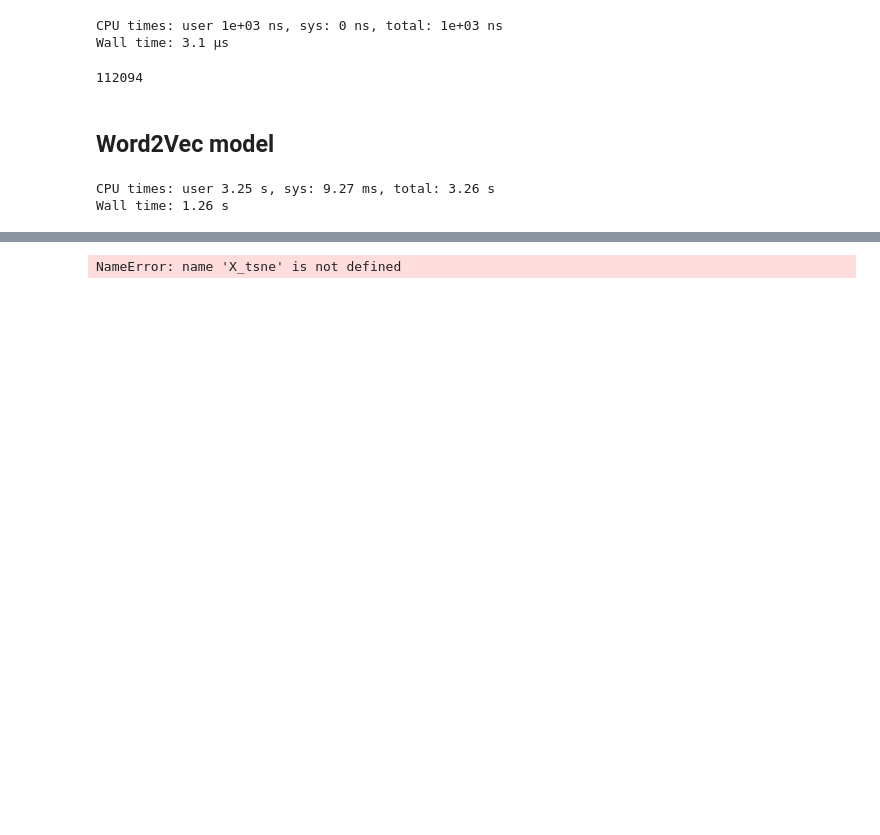
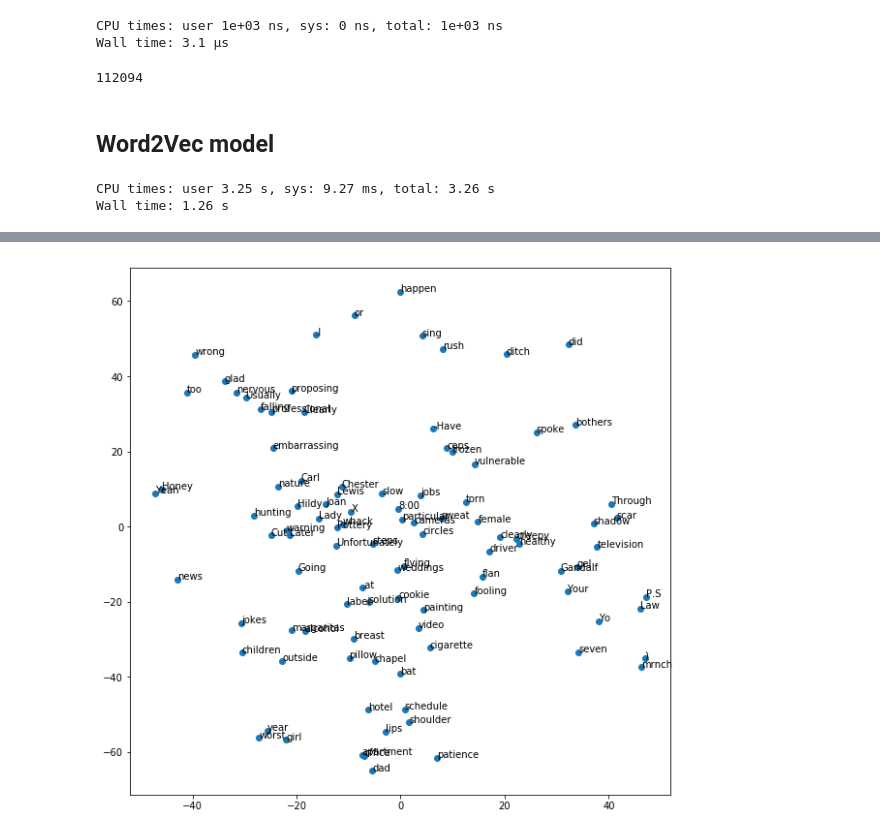
Before and after one commit to jeongmincha/word_embedding_for_subtitles, a Jupyter notebook: Trainging the subtitles of Friends by word2vec.ipynb, the cells around one changed output, grey strips where cells are left out. Drawn from its saved outputs; the diff is of its cells as text; code cells hidden in the pictures; blank space fills up the shorter version.

```diff
--- a/Trainging the subtitles of Friends by word2vec.ipynb
+++ b/Trainging the subtitles of Friends by word2vec.ipynb
@@ -73,15 +92,15 @@ NameError: name 'X' is not defined
 # %%
 df = pd.DataFrame(X_tsne, index=vocab, columns=['x', 'y'])
-df = df[:500]
+df = df[:100]
 
 fig = plt.figure()
 fig.set_figwidth(10)
 fig.set_figheight(10)
 
 ax = fig.add_subplot(1, 1, 1)
 ax.scatter(df['x'], df['y'])
 
 for word, pos in df.iterrows():
     ax.annotate(word, pos)
 # %% [output]
-NameError: name 'X_tsne' is not defined
+[figure, added]
```
Also changed, not shown: parts of 9 cells of this notebook, 2 other files.
